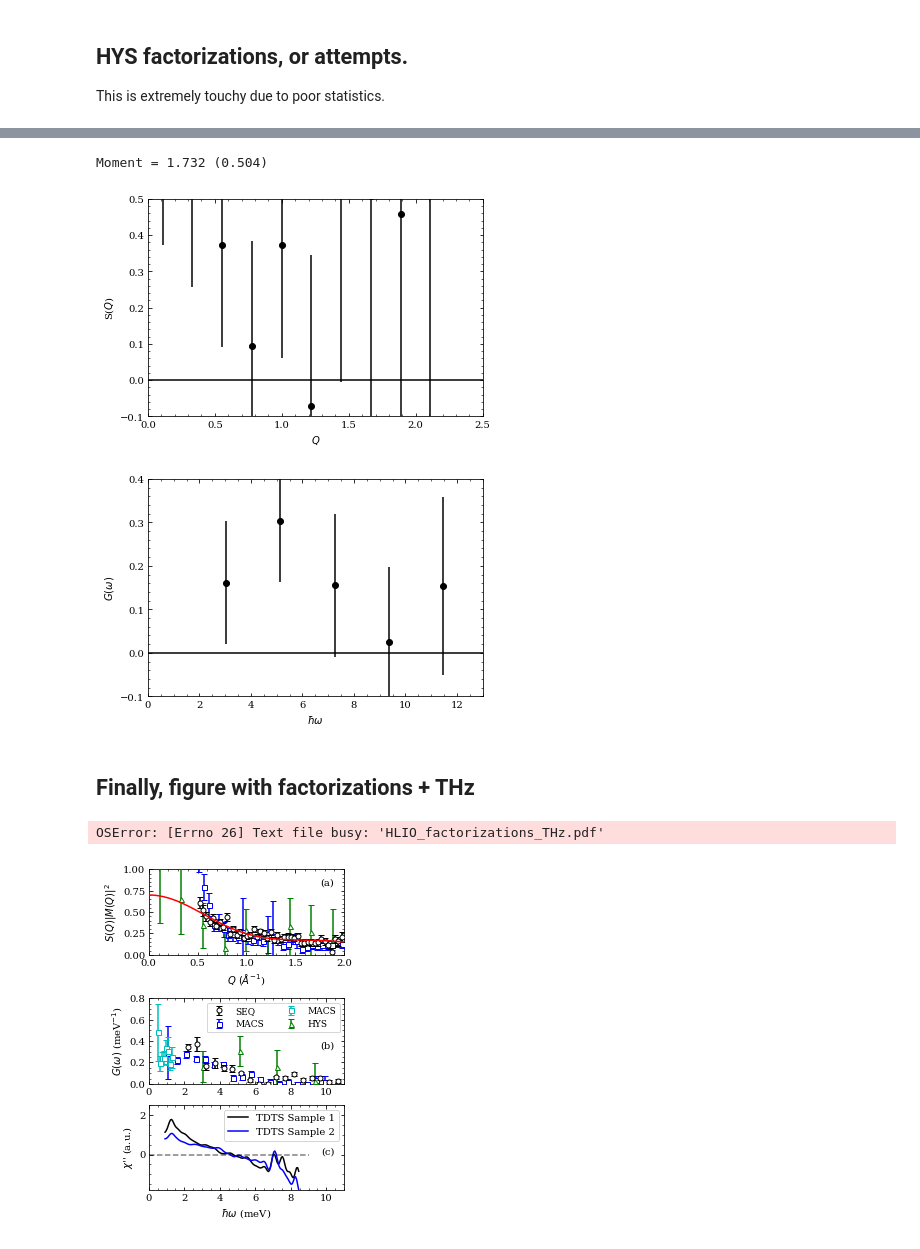
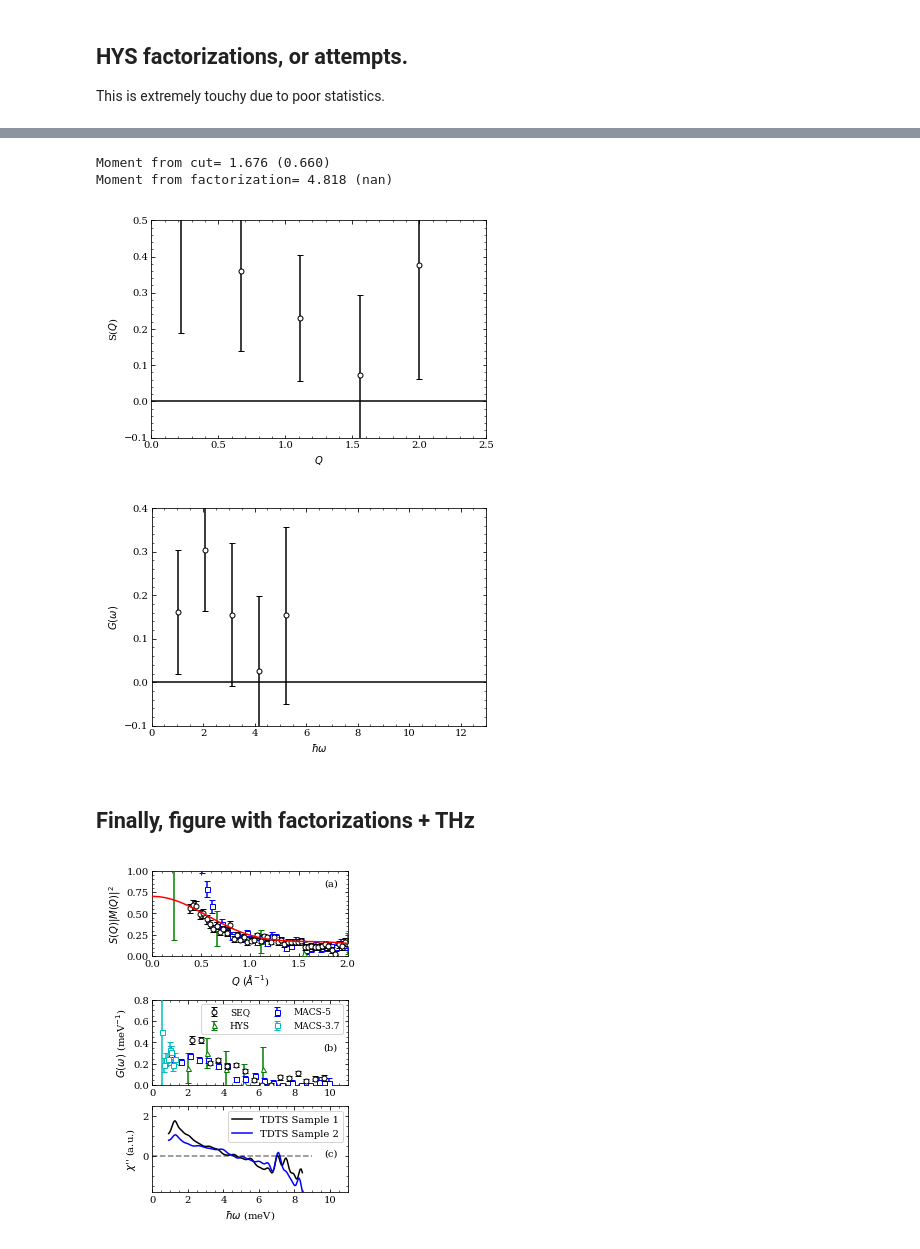
Before and after one commit to thallor1/D3LiI2O6-Neutron-Analysis, a Jupyter notebook: Part 6 - Factorization and main text plots/Factorization and Main Text Plots.ipynb, the cells around one changed output, grey strips where cells are left out. Saved outputs shown, nothing was run; the diff lists cells and outputs as text; code cells hidden in the pictures.

```diff
--- a/Part 6 - Factorization and main text plots/Factorization and Main Text Plots.ipynb
+++ b/Part 6 - Factorization and main text plots/Factorization and Main Text Plots.ipynb
@@ -177,7 +177,7 @@ The plot for the factorization will be
 # %%
 seq_factor_fname='SEQ_fact.npy'
 qseq,sqseq,sqerrseq,eseq,geseq,geerrseq=MDfactorization(mtd['seq_mag'],mag_ion='Ir4',\
-                                     q_lim=[0.5,2.0],e_lim=[2.0,15.0],Ei=60.0,\
+                                     q_lim=[0.35,2.0],e_lim=[2,10.0],Ei=60.0,\
                                      twoThetaMin=4.0,plot_result=False,method='powell',fname=seq_factor_fname,\
-                                     overwrite_prev=True,allow_neg_E=False,g_factor=2.0,fast_mode=False)
+                                     overwrite_prev= ,allow_neg_E=False,g_factor=2.0,fast_mode=False)
 # %% [output]
@@ -403,7 +406,7 @@ cax.yaxis.set_major_formatter(matplotlib.ticker.FormatStrFormatter("%.2f"))
 
 ax_mag_sqe.set_ylabel('$\hbar\omega$ (meV)')
 
-mesh_sf = ax_sf_sqe.pcolormesh(mtd['hys_SF_plot'],vmin=0,vmax=5,cmap=cmap,rasterized=True)
+mesh_sf = ax_sf_sqe.pcolormesh(mtd['hys_SF_plot'],vmin=0,vmax=7,cmap=cmap,rasterized=True)
 ax_sf_sqe.set_ylabel('')
 ax_sf_sqe.set_xlim(0,3)
 ax_sf_sqe.set_ylim(0,15)
@@ -421,15 +424,24 @@ cax.yaxis.set_major_formatter(matplotlib.ticker.FormatStrFormatter("%.2f"))
 
 #Cuts in Q, energy, are done on the analysis cluster - event files too large for personal machine.
 # Scripts for cluster available upon request.
+# Original scaling was 1.0e5
+# New normalization is 2.0e5, adjust
+rescale = 2.0e5/1.0e5
 qcutmag = np.genfromtxt('../Part 5 - HYS Scattering/cut_data/sq_mag_cut_.txt',skip_header=2)
 ecutmag = np.genfromtxt('../Part 5 - HYS Scattering/cut_data/ge_mag_cut.txt',skip_header=2)
+qcutmag[:,0]*=rescale
+qcutmag[:,1]*=rescale
+ecutmag[:,0]*=rescale
+ecutmag[:,1]*=rescale
+r0=0.5391
+g=2.0
+xtos = 2.0*(r0**2 * g**2)
 #For some reason MANTID
-print(qcutmag[:,2])
-ax_sq.errorbar(qcutmag[:,2],qcutmag[:,0],qcutmag[:,1],color='k',marker='o',mfc='w',mec='k',ls=' ',capsize=2,ms=3)
+ax_sq.errorbar(qcutmag[:,2],qcutmag[:,0]/xtos,qcutmag[:,1]/xtos,color='k',marker='o',mfc='w',mec='k',ls=' ',capsize=2,ms=3)
 
 ax_ge.errorbar(ecutmag[:,2],ecutmag[:,0],ecutmag[:,1],color='k',marker='o',mfc='w',mec='k',ls=' ',capsize=2,ms=3)
 ax_ge.set_xlim(0,10)
-ax_sq.set_ylim(-0.2,0.8)
+ax_sq.set_ylim(-0.2,0.6)
 ax_sq.plot(np.linspace(0,np.nanmax(qcutmag[:,2]),1000),np.zeros(1000),'k--',alpha=0.5)
 ax_ge.plot(np.linspace(0,10,1000),np.zeros(1000),'k--',alpha=0.5)
 ax_ge.yaxis.tick_right()
@@ -516,10 +509,15 @@ qff,ff = get_MANTID_magFF(factor_hysmag_alt[0],mag_ion='Ir4')
 magffsqr=1.0/ff
 r0=0.5391
 g=2.0
-sq_alt = factor_hysmag_alt[1]*4.0/(r0**2 * g**2 * magffsqr)
-sq_alt_err = factor_hysmag_alt[2]*4.0/(r0**2 * g**2 * magffsqr)
+sq_alt = factor_hysmag_alt[1]*1.0/(2.0 * r0**2 * g**2 * magffsqr)
+sq_alt_err = factor_hysmag_alt[2]*1.0/(2.0 *r0**2 * g**2 * magffsqr)
+#Mask high Q values
+maxQ = 2.0
+sq_alt=sq_alt[np.where(factor_hysmag_alt[0]<maxQ)[0]]
+sq_alt_err=sq_alt_err[np.where(factor_hysmag_alt[0]<maxQ)[0]]
+q_alt = factor_hysmag_alt[0][np.where(factor_hysmag_alt[0]<maxQ)[0]]
 
-plt.errorbar(factor_hysmag_alt[0],sq_alt,sq_alt_err,marker='o',ls=' ',color='k')
+plt.errorbar(q_alt,sq_alt,sq_alt_err,marker='o',ls=' ',color='k')
 
 plt.plot(np.linspace(0,3,1000),np.zeros(1000),'k-')
 plt.ylim(-0.1,0.5)
@@ -539,18 +537,27 @@ plt.ylabel('$G(\omega)$')
 norm_err = 0.3
 frac_err = norm_err#*factor_hysmag_alt[2]/factor_hysmag_alt[1]
 moment_frac = 1.0
-momentsqr = 3.0*(2.0**2)*np.trapz(moment_frac*sq_alt*factor_hysmag_alt[0]**2,x=factor_hysmag_alt[0])/\
-            np.trapz(factor_hysmag_alt[0]**2,x=factor_hysmag_alt[0])
+momentsqr = 3.0*(g**2)*np.trapz(moment_frac*sq_alt*q_alt**2,x=q_alt)/\
+            np.trapz(q_alt**2,x=q_alt)
 moment = np.sqrt(momentsqr)
-errnum = get_trapz_err(factor_hysmag_alt[0],sq_alt*factor_hysmag_alt[0]**2,\
-                       sq_alt*np.sqrt((sq_alt/sq_alt_err)**2 + frac_err**2)*factor_hysmag_alt[0]**2)
-momentsqr_err = 3.0*(2.0**2) * errnum/np.trapz(factor_hysmag_alt[0]**2,x=factor_hysmag_alt[0])
+errnum = get_trapz_err(q_alt,sq_alt*q_alt**2,\
+                       sq_alt*np.sqrt((sq_alt/sq_alt_err)**2 + frac_err**2)*q_alt**2)
+momentsqr_err = 3.0*(g**2) * errnum/np.trapz(q_alt**2,x=q_alt)
 moment_err = (moment*momentsqr_err/momentsqr)/2.0
-print(f"Moment = {moment:.3f} ({moment_err:.3f})")
+print(f"Moment from cut= {moment:.3f} ({moment_err:.3f})")
+momentsqr = 3.0*(g**2)*np.trapz(moment_frac*factor_hysmag[1]*factor_hysmag[0]**2,x=factor_hysmag[0])/\
+            np.trapz(factor_hysmag[0]**2,x=factor_hysmag[0])
+moment = np.sqrt(momentsqr)
+errnum = get_trapz_err(factor_hysmag[0],factor_hysmag[1]*factor_hysmag[0]**2,\
+                       factor_hysmag[1]*np.sqrt((factor_hysmag[1]/factor_hysmag[2])**2 + frac_err**2)*factor_hysmag[0]**2)
+momentsqr_err = 3.0*(g**2) * errnum/np.trapz(factor_hysmag[0]**2,x=factor_hysmag[0])
+moment_err = (moment*momentsqr_err/momentsqr)/2.0
+print(f"Moment from factorization= {moment:.3f} ({moment_err:.3f})")
 # %% [output]
-Moment = 1.732 (0.504)
+Moment from cut= 1.676 (0.660)
+Moment from factorization= 4.818 (nan)
-[figure, old version]
+[figure, new version]
-[figure, old version]
+[figure, new version]
 # %% [markdown]
 ## Finally, figure with factorizations + THz
 # %%
@@ -606,8 +613,8 @@ sq_ax.errorbar(qseq,sqseq*seq_scale*ffseq,ffseq*sqerrseq*seq_scale,color='k',\
 ffmacs = 1.0/get_MANTID_magFF(macs5factor[0],'Ir4')[1]
 sq_ax.errorbar(macs5factor[0],macs5factor[1]*ffmacs*macs5scale,macs5factor[2]*ffmacs*macs5scale,color='b',\
                marker='s',ls=' ',capsize=3,zorder=5,mfc='w',ms=markersize)
-ffhys = 1.0/get_MANTID_magFF(factor_hysmag_alt[0],'Ir4')[1]
-sq_ax.errorbar(factor_hysmag_alt[0],sq_alt*ffhys,sq_alt_err*ffhys,color='g',\
+ffhys = 1.0/get_MANTID_magFF(q_alt,'Ir4')[1]
+sq_ax.errorbar(q_alt,sq_alt*ffhys,sq_alt_err*ffhys,color='g',\
                marker='^',ls=' ',capsize=3,zorder=5,mfc='w',ms=markersize)
 def modelq(q,A):
     return A*(1.0+np.sin(q*3.54)/(q*3.54))
@@ -616,47 +623,50 @@ ffmodel=1.0/get_MANTID_magFF(qmodel,'Ir4')[1]
 sq_ax.plot(qmodel,modelq(qmodel,0.35)*seq_scale*ffmodel,'r-',zorder=100)
 #Now G(omega)
 
+#Strange error bars on the lowest energy seq and MACS 3.7 meV data.
+geerrseq[0] = np.nanmean(geerrseq[1:])*2.0
+macs3factor[4][0] = np.nanmean(macs3factor[4][1:])*2.0
 gw_ax.errorbar(eseq,geseq/seq_scale,geerrseq/seq_scale,color='k',marker='o',mfc='w',mec='k',ls=' ',\
                capsize=3,zorder=10,label='SEQ',ms=markersize)
+gw_ax.errorbar(factor_hysmag_alt[3],factor_hysmag_alt[4],factor_hysmag_alt[5],color='g',\
+               marker='^',ls=' ',capsize=3,zorder=5,mfc='w',label='HYS',ms=markersize)
 gw_ax.errorbar(macs5factor[3],macs5factor[4]/macs5scale,macs5factor[5]/macs5scale,color='b',\
-               marker='s',ls=' ',capsize=3,zorder=5,mfc='w',label='MACS',ms=markersize)
+               marker='s',ls=' ',capsize=3,zorder=5,mfc='w',label='MACS-5',ms=markersize)
 gw_ax.errorbar(macs3factor[3],macs3factor[4]/macs3scale,macs3factor[5]/macs3scale,color='c',\
-               marker='s',ls=' ',capsize=3,zorder=5,mfc='w',label='MACS',ms=markersize)
-gw_ax.errorbar(factor_hysmag_alt[3]-1,factor_hysmag_alt[4],factor_hysmag_alt[5],color='g',\
-               marker='^',ls=' ',capsize=3,zorder=5,mfc='w',label='HYS',ms=markersize)
+               marker='s',ls=' ',capsize=3,zorder=5,mfc='w',label='MACS-3.7',ms=markersize)
+
 gw_ax.text(0.95,0.5,'(b)',transform=gw_ax.transAxes,horizontalalignment='right',\
            verticalalignment='top')
 gw_ax.legend(fontsize=9,loc=1,ncol=2)
 gw_ax.set_ylim(0,0.8)
 
 sq_ax.set_ylim(0,1)
 sq_ax.set_xlim(0,2.0)
 
 
 thz_ax.plot(THz_3K_E_sample1,THz_3K_sample1,'k-',label='TDTS Sample 1')
 thz_ax.plot(THz_3K_E_sample2,THz_3K_sample2,'b-',label='TDTS Sample 2')
 thz_ax.plot(np.linspace(0,9,1000),np.zeros(1000),'k--',alpha=0.5)
 thz_ax.set_ylabel('$\chi$\'\' (a.u.)')
 thz_ax.text(0.95,0.5,'(c)',transform=thz_ax.transAxes,horizontalalignment='right',\
            verticalalignment='top')
 
 #Have the G(w) and THz subplots share an x-axis
 thz_ax.sharex(gw_ax)
 thz_ax.set_ylim(-1.8,2.5)
 thz_ax.set_xlim(0,11)
 thz_ax.legend()
 
 #Axis labels
 sq_ax.set_ylabel('$S(Q)|M(Q)|^2$')
 sq_ax.set_xlabel(r'$Q$ $(\AA^{-1}$)')
 
 gw_ax.set_ylabel('$G(\omega)$ (meV$^{-1}$)');
 thz_ax.set_xlabel('$\hbar\omega$ (meV)')
 
 fig.savefig('HLIO_factorizations_THz.pdf',bbox_inches='tight')
 # %% [output]
-OSError: [Errno 26] Text file busy: 'HLIO_factorizations_THz.pdf'
-[figure, old version]
+[figure, new version]
 # %%
 # The MACS data is assumed to cover the full spectral range, thus its G(omega) should integrate to one.
 frac3 = 0.2
```
Also changed, not shown: parts of 12 cells of this notebook, 54 other files.
